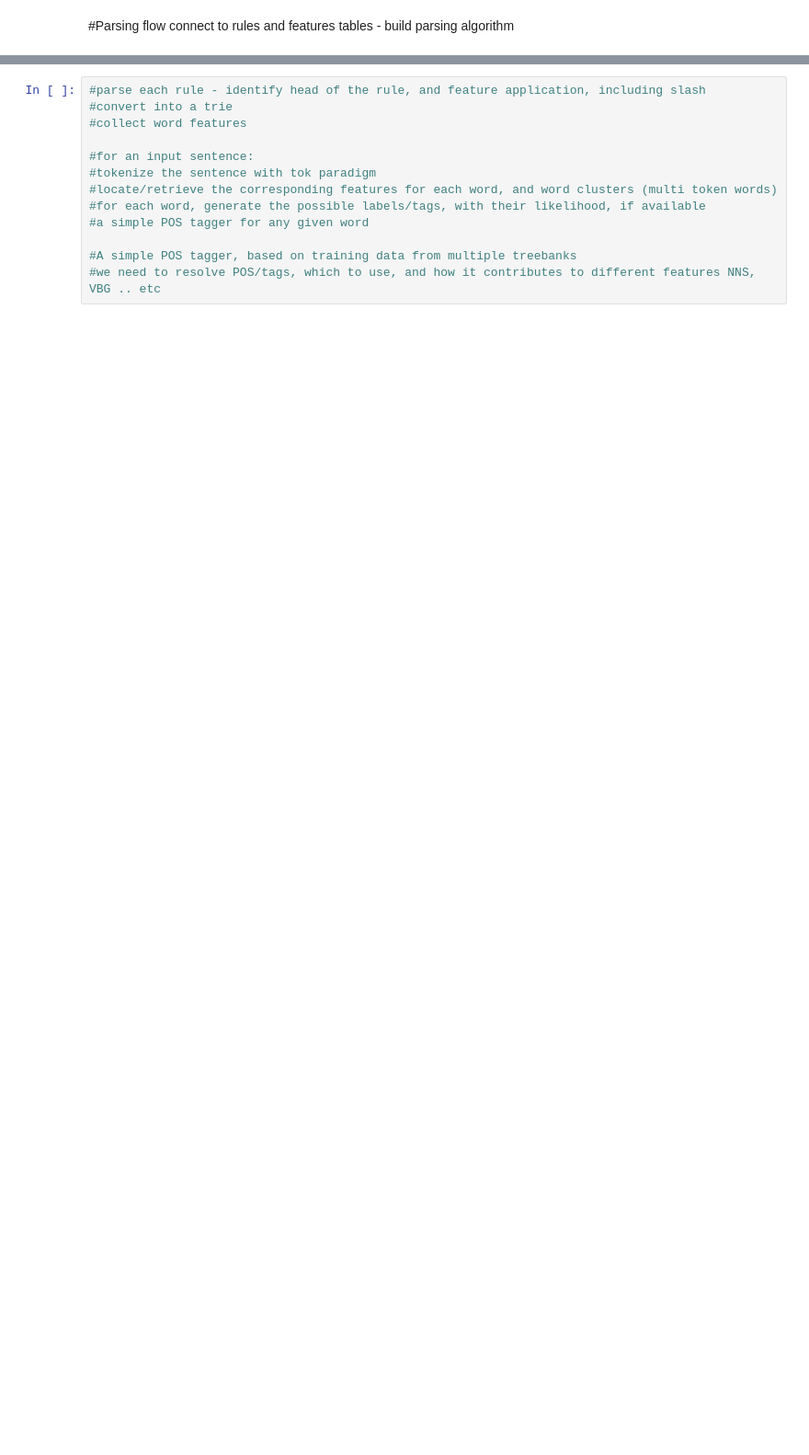
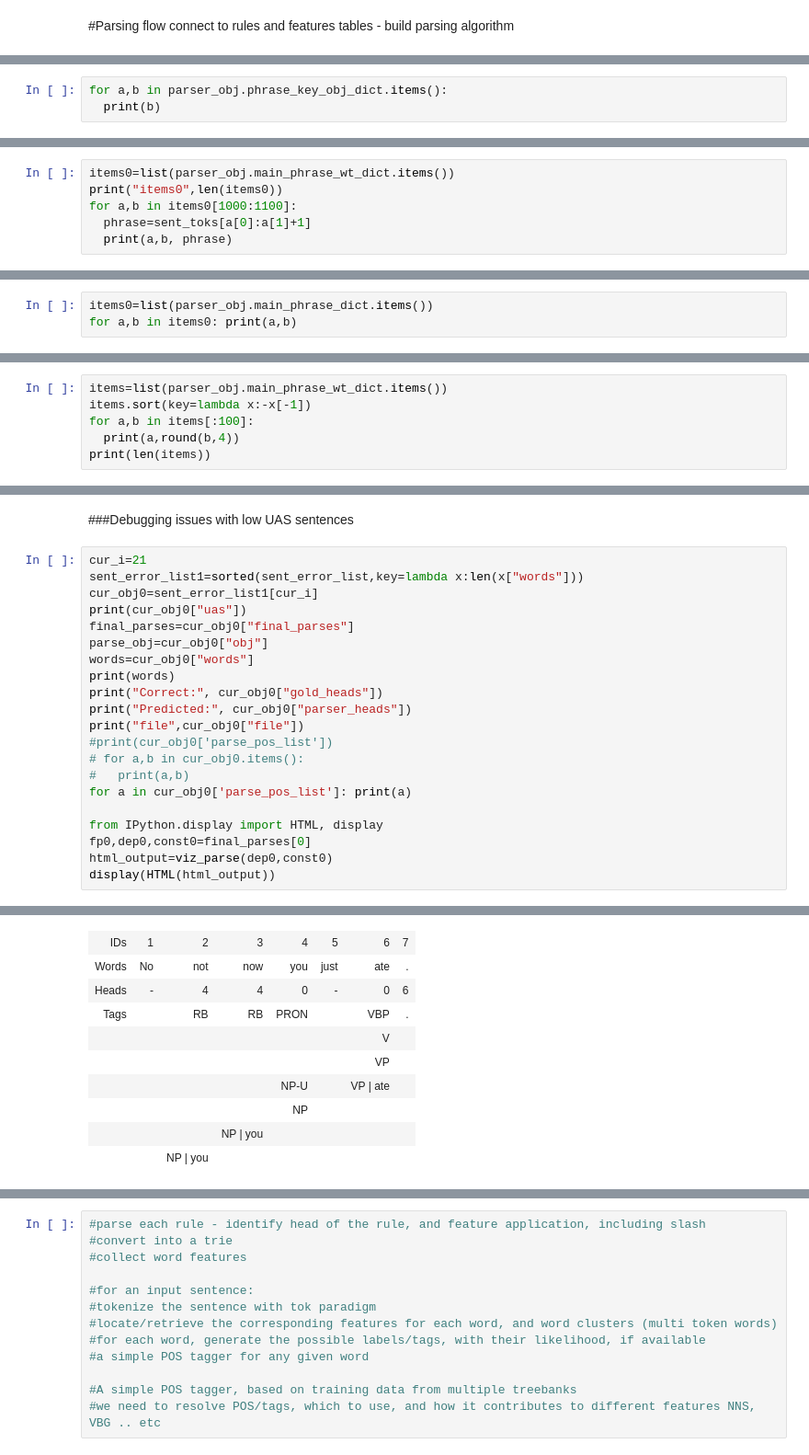
Before and after one commit to hmghaly/hparser, a Jupyter notebook: Parsing_Project.ipynb, the cells around one changed output, grey strips where cells are left out. Shown at 92% size. Drawn from its saved outputs; the diff is of its cells as text; blank space fills up the shorter version.

```diff
--- a/Parsing_Project.ipynb
+++ b/Parsing_Project.ipynb
@@ -273,0 +3865,3 @@ parser_obj.feat_fwd_index
+# %%
+for a,b in parser_obj.phrase_key_obj_dict.items():
+  print(b)
@@ -273,0 +4705,6 @@ parser_obj.feat_fwd_index
+# %%
+items0=list(parser_obj.main_phrase_wt_dict.items())
+print("items0",len(items0))
+for a,b in items0[1000:1100]:
+  phrase=sent_toks[a[0]:a[1]+1]
+  print(a,b, phrase)
@@ -273,0 +4713,3 @@ parser_obj.feat_fwd_index
+# %%
+items0=list(parser_obj.main_phrase_dict.items())
+for a,b in items0: print(a,b)
@@ -273,0 +4854,6 @@ parser_obj.feat_fwd_index
+# %%
+items=list(parser_obj.main_phrase_wt_dict.items())
+items.sort(key=lambda x:-x[-1])
+for a,b in items[:100]:
+  print(a,round(b,4))
+print(len(items))
@@ -273,0 +5293,24 @@ parser_obj.feat_fwd_index
+# %% [markdown]
+###Debugging issues with low UAS sentences
+# %%
+cur_i=21
+sent_error_list1=sorted(sent_error_list,key=lambda x:len(x["words"]))
+cur_obj0=sent_error_list1[cur_i]
+print(cur_obj0["uas"])
+final_parses=cur_obj0["final_parses"]
+parse_obj=cur_obj0["obj"]
+words=cur_obj0["words"]
+print(words)
+print("Correct:", cur_obj0["gold_heads"])
+print("Predicted:", cur_obj0["parser_heads"])
+print("file",cur_obj0["file"])
+#print(cur_obj0['parse_pos_list'])
+# for a,b in cur_obj0.items():
+#   print(a,b)
+for a in cur_obj0['parse_pos_list']: print(a)
+
+from IPython.display import HTML, display
+fp0,dep0,const0=final_parses[0]
+html_output=viz_parse(dep0,const0)
+display(HTML(html_output))
+# %% [output]
@@ -273,0 +5329,10 @@ parser_obj.feat_fwd_index
+| IDs | 1 | 2 | 3 | 4 | 5 | 6 | 7 |
+| Words | No | not | now | you | just | ate | . |
+| Heads | - | 4 | 4 | 0 | - | 0 | 6 |
+| Tags |  | RB | RB | PRON |  | VBP | . |
+|  |  |  |  |  |  | V |  |
+|  |  |  |  |  |  | VP |  |
+|  |  |  |  | NP-U |  | VP | ate |  |
+|  |  |  |  | NP |  |  |  |
+|  |  |  | NP | you |  |  |  |  |
+|  |  | NP | you |  |  |  |  |  |
```
Also changed, not shown: parts of 236 cells of this notebook.
